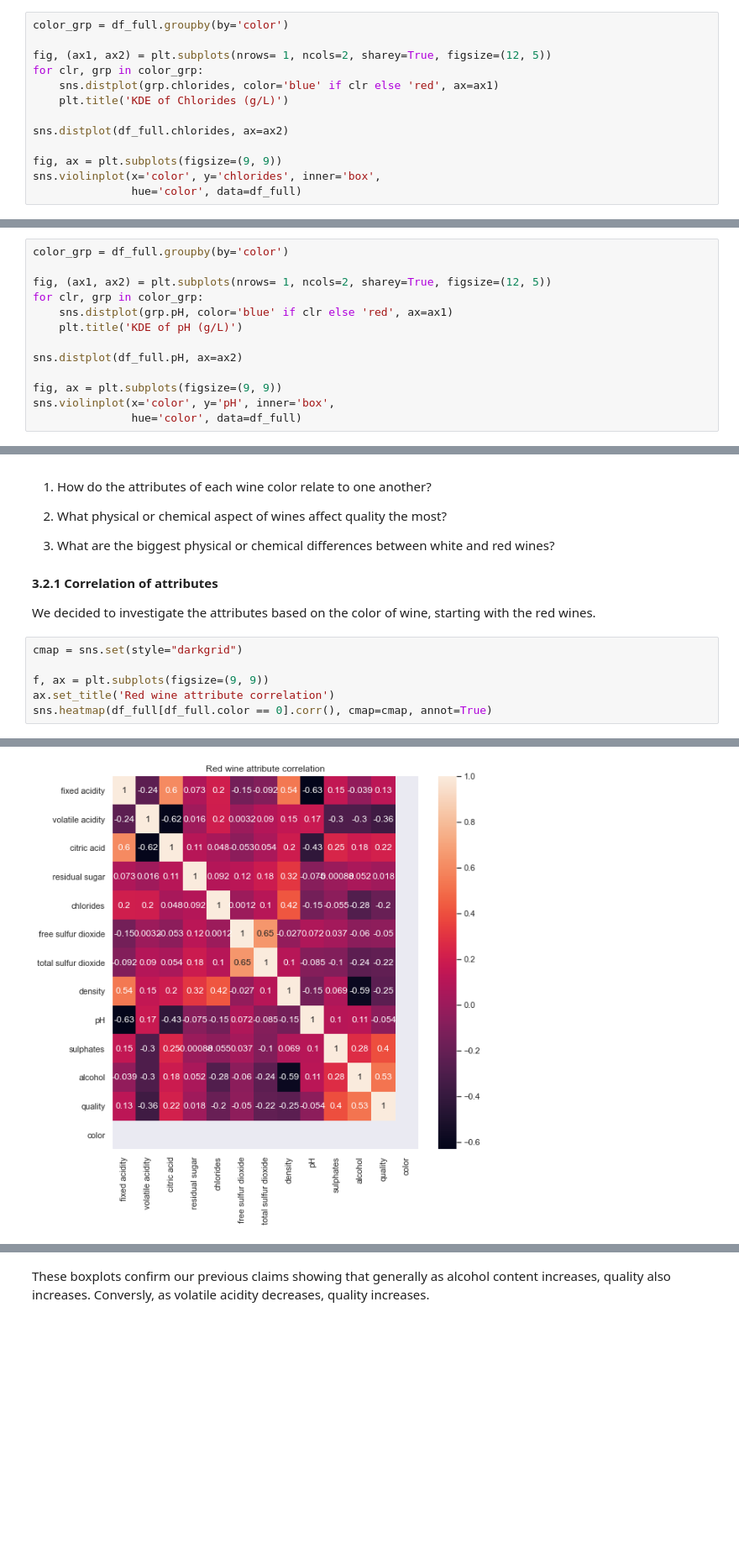
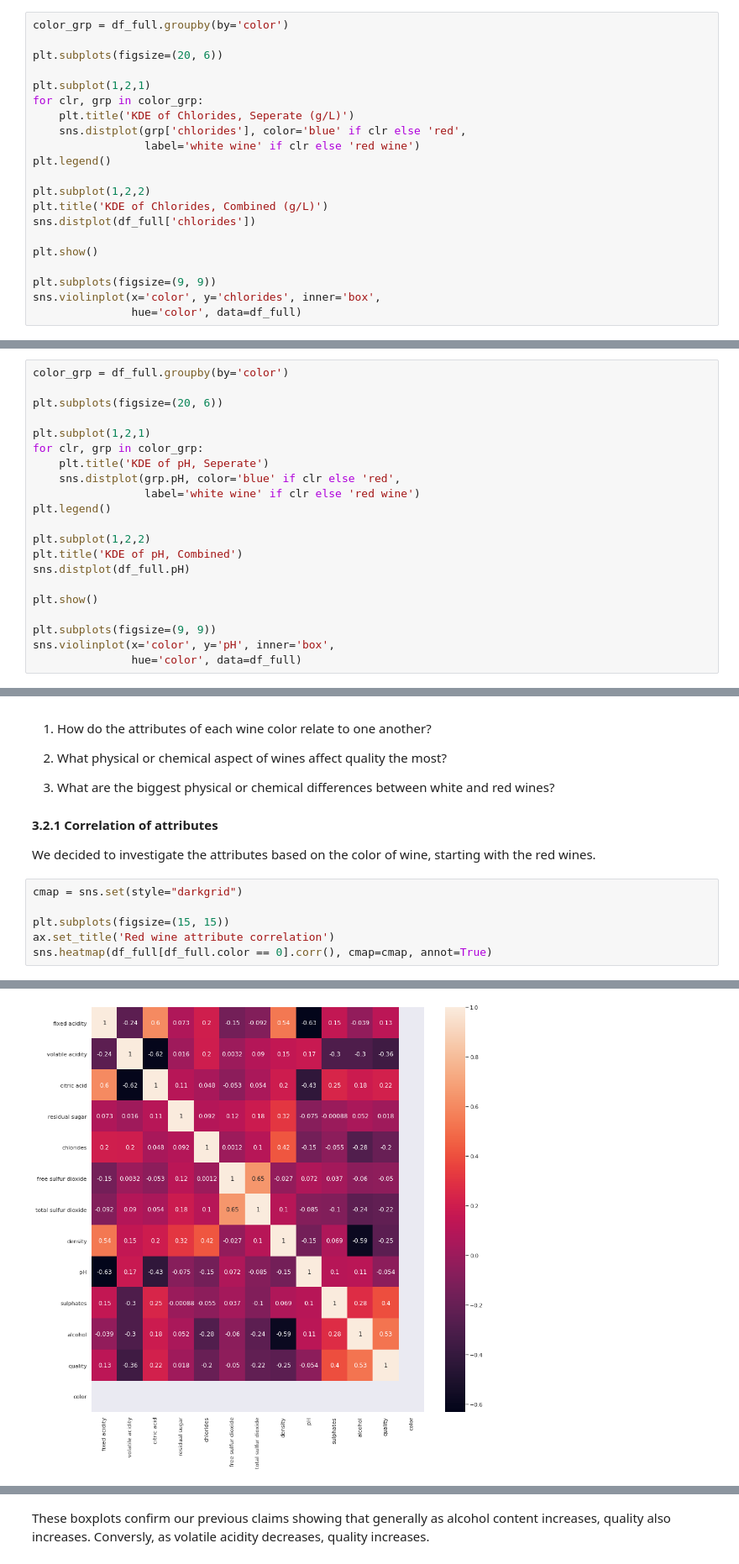
Before and after one commit to harrisonnoble/ml-projects, a Jupyter notebook: Lab 1/Lab 1.ipynb, the cells around one changed output, grey strips where cells are left out. Shown at 84% size. Drawn from its saved outputs; the diff is of its cells as text; blank space fills up the shorter version.

```diff
--- a/Lab 1/Lab 1.ipynb
+++ b/Lab 1/Lab 1.ipynb
@@ -345,14 +354,22 @@ As shown by the kernel density estimate plot and the violin plot, the majority o
 # %%
 color_grp = df_full.groupby(by='color')
 
-fig, (ax1, ax2) = plt.subplots(nrows= 1, ncols=2, sharey=True, figsize=(12, 5))
+plt.subplots(figsize=(20, 6))
+
+plt.subplot(1,2,1)
 for clr, grp in color_grp:
-    sns.distplot(grp.chlorides, color='blue' if clr else 'red', ax=ax1)
-    plt.title('KDE of Chlorides (g/L)')
+    plt.title('KDE of Chlorides, Seperate (g/L)')
+    sns.distplot(grp['chlorides'], color='blue' if clr else 'red',
+                 label='white wine' if clr else 'red wine')
+plt.legend()
 
-sns.distplot(df_full.chlorides, ax=ax2)
+plt.subplot(1,2,2)
+plt.title('KDE of Chlorides, Combined (g/L)')
+sns.distplot(df_full['chlorides'])
 
-fig, ax = plt.subplots(figsize=(9, 9))
+plt.show()
+
+plt.subplots(figsize=(9, 9))
 sns.violinplot(x='color', y='chlorides', inner='box',
                hue='color', data=df_full)
 # %% [output]
@@ -368,14 +385,22 @@ We also wanted to take a look at an attribute that had more of a normal distribu
 # %%
 color_grp = df_full.groupby(by='color')
 
-fig, (ax1, ax2) = plt.subplots(nrows= 1, ncols=2, sharey=True, figsize=(12, 5))
+plt.subplots(figsize=(20, 6))
+
+plt.subplot(1,2,1)
 for clr, grp in color_grp:
-    sns.distplot(grp.pH, color='blue' if clr else 'red', ax=ax1)
-    plt.title('KDE of pH (g/L)')
+    plt.title('KDE of pH, Seperate')
+    sns.distplot(grp.pH, color='blue' if clr else 'red',
+                 label='white wine' if clr else 'red wine')
+plt.legend()
 
-sns.distplot(df_full.pH, ax=ax2)
+plt.subplot(1,2,2)
+plt.title('KDE of pH, Combined')
+sns.distplot(df_full.pH)
 
-fig, ax = plt.subplots(figsize=(9, 9))
+plt.show()
+
+plt.subplots(figsize=(9, 9))
 sns.violinplot(x='color', y='pH', inner='box',
                hue='color', data=df_full)
 # %% [output]
@@ -403,7 +428,7 @@ We decided to investigate the attributes based on the color of wine, starting wi
 # %%
 cmap = sns.set(style="darkgrid")
 
-f, ax = plt.subplots(figsize=(9, 9))
+plt.subplots(figsize=(15, 15))
 ax.set_title('Red wine attribute correlation')
 sns.heatmap(df_full[df_full.color == 0].corr(), cmap=cmap, annot=True)
 # %% [output]
@@ -411,4 +436,4 @@ sns.heatmap(df_full[df_full.color == 0].corr(), cmap=cmap, annot=True)
-[figure, old version]
+[figure, new version]
 # %% [markdown]
 We will analyze this heatmap by identifying which attributes are the most or least correlated.
 
```
Also changed, not shown: parts of 20 cells of this notebook.
